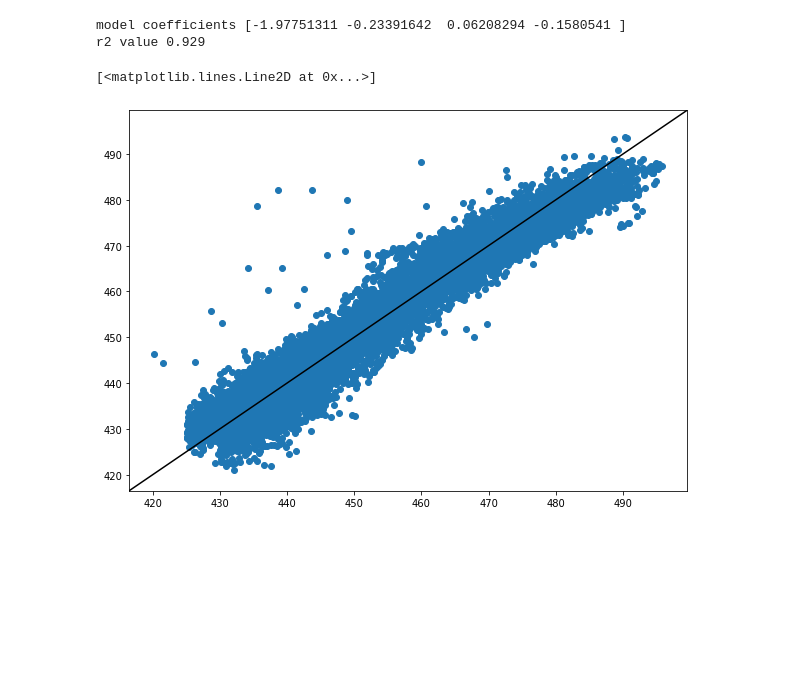
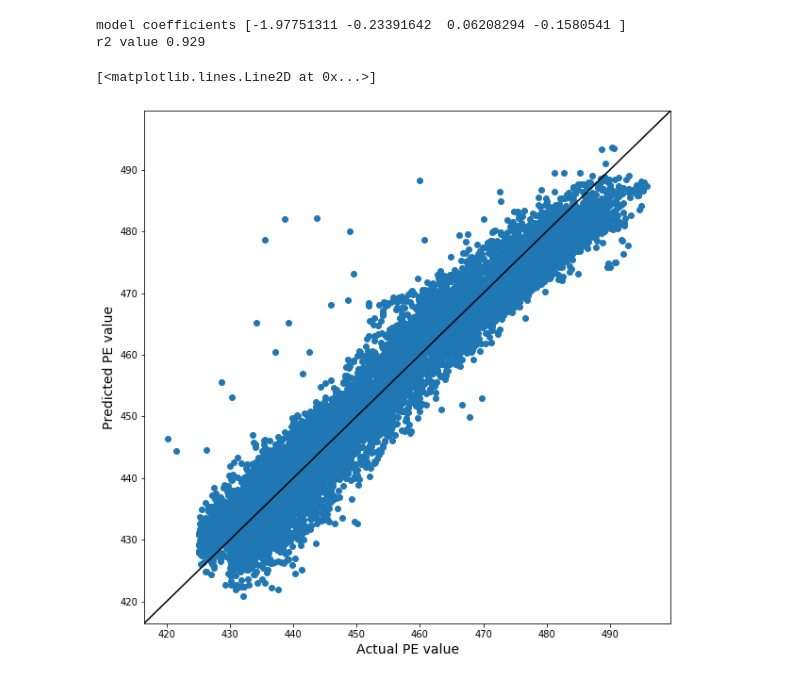
Before and after one commit to PacktWorkshops/The-Supervised-Learning-Workshop, a Jupyter notebook: Chapter 2 - Regression/Exercise_2_07.ipynb, the cells around one changed output. Drawn from its saved outputs; the diff is of its cells as text; code cells hidden in the pictures; blank space fills up the shorter version.

```diff
--- a/Chapter 2 - Regression/Exercise_2_07.ipynb
+++ b/Chapter 2 - Regression/Exercise_2_07.ipynb
@@ -99,20 +100,21 @@ print('r2 value ' + str(round(r2, 3)))
 model coefficients [-1.97751311 -0.23391642  0.06208294 -0.1580541 ]
 r2 value 0.929
 # %%
-import matplotlib.lines as lines
 #
-fig, ax = plt.subplots(figsize=(10, 7))
+fig, ax = plt.subplots(figsize=(10, 10))
 #
 # set some limits
 #
 PE_range = max(power_data.PE) - min(power_data.PE)
 plot_range = [min(power_data.PE) - 0.05 * PE_range,
            max(power_data.PE) + 0.05 * PE_range]
 ax.scatter(Y_train, Y_pred)
 ax.set_xlim(plot_range)
 ax.set_ylim(plot_range)
+ax.set_xlabel('Actual PE value', fontsize = 14)
+ax.set_ylabel('Predicted PE value', fontsize = 14)
 ax.plot(plot_range, plot_range,
         c = "black")
 # %% [output]
 [<matplotlib.lines.Line2D at 0x...>]
-[figure, old version]
+[figure, new version]
```
Also changed, not shown: parts of 2 cells of this notebook.
